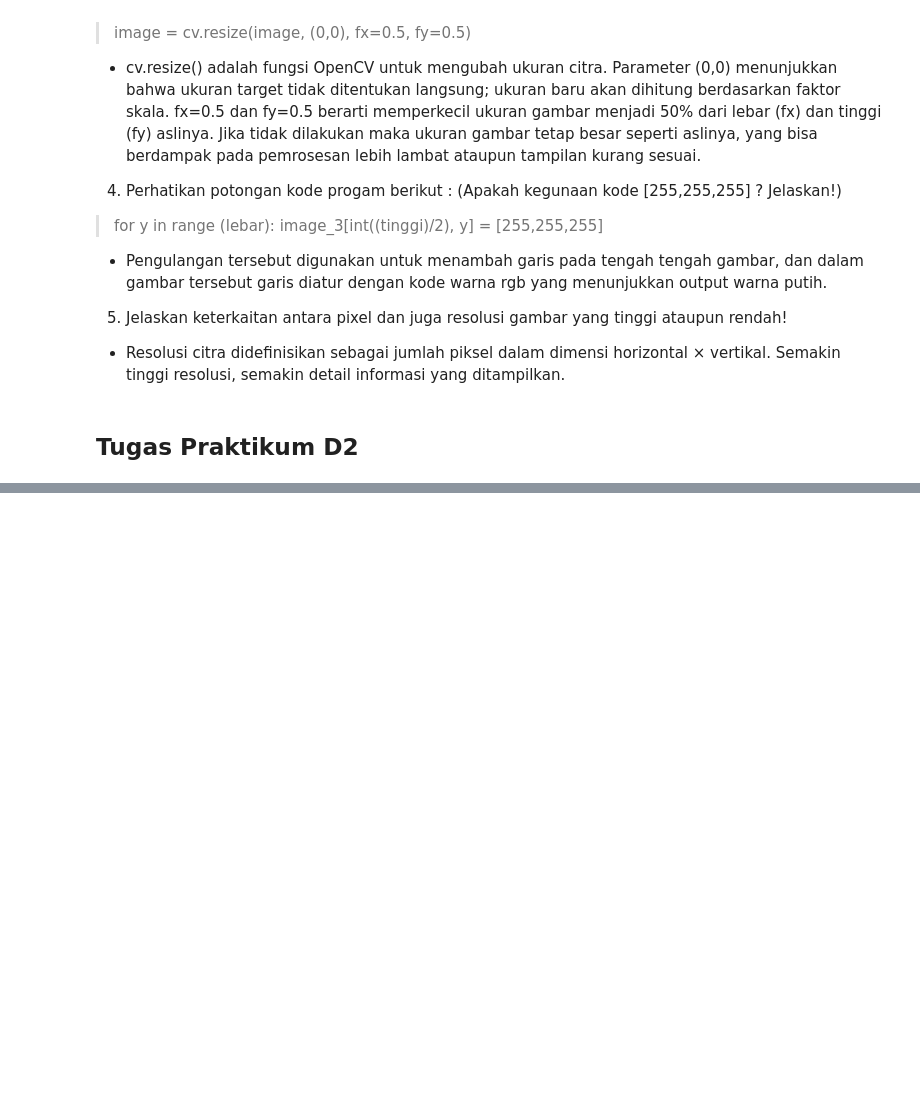
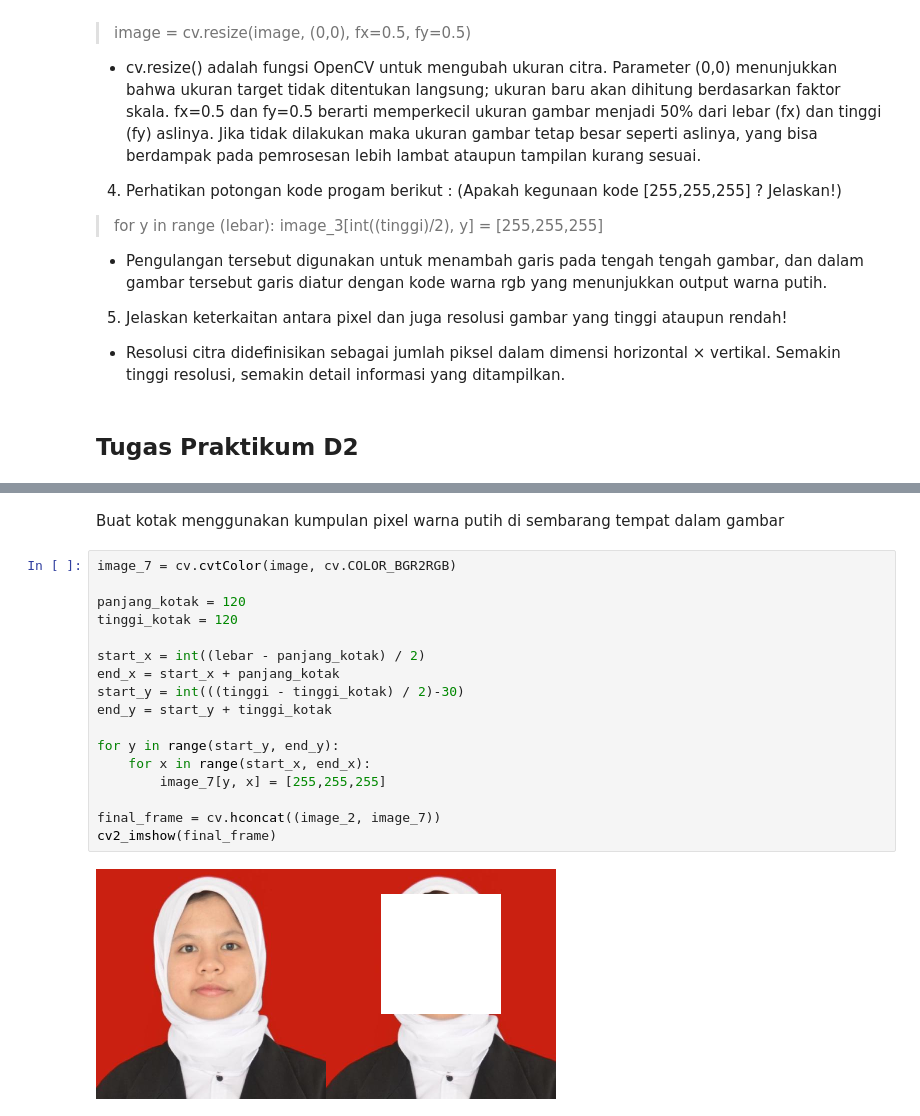
Before and after one commit to sukinnamz/PCVK25_3F_16, a Jupyter notebook: Week1_16.ipynb, the cells around one changed output, grey strips where cells are left out. Saved outputs shown, nothing was run; the diff lists cells and outputs as text; blank space fills up the shorter version.

```diff
--- a/Week1_16.ipynb
+++ b/Week1_16.ipynb
@@ -88,0 +130,21 @@ Semakin tinggi resolusi, semakin detail informasi yang ditampilkan.
+# %% [markdown]
+Buat kotak menggunakan kumpulan pixel warna putih di sembarang tempat dalam gambar
+# %%
+image_7 = cv.cvtColor(image, cv.COLOR_BGR2RGB)
+
+panjang_kotak = 120
+tinggi_kotak = 120
+
+start_x = int((lebar - panjang_kotak) / 2)
+end_x = start_x + panjang_kotak
+start_y = int(((tinggi - tinggi_kotak) / 2)-30)
+end_y = start_y + tinggi_kotak
+
+for y in range(start_y, end_y):
+    for x in range(start_x, end_x):
+        image_7[y, x] = [255,255,255]
+
+final_frame = cv.hconcat((image_2, image_7))
+cv2_imshow(final_frame)
+# %% [output]
+[figure, added]
```
Also changed, not shown: parts of 5 cells of this notebook.
